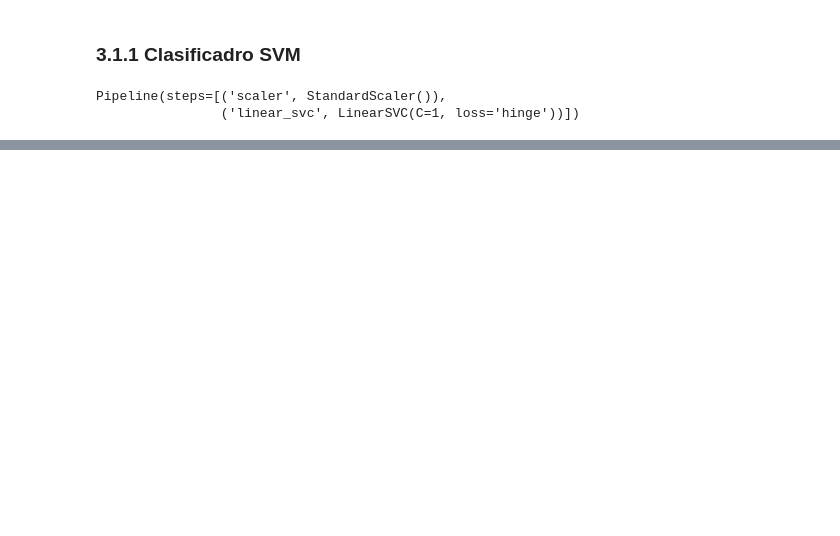
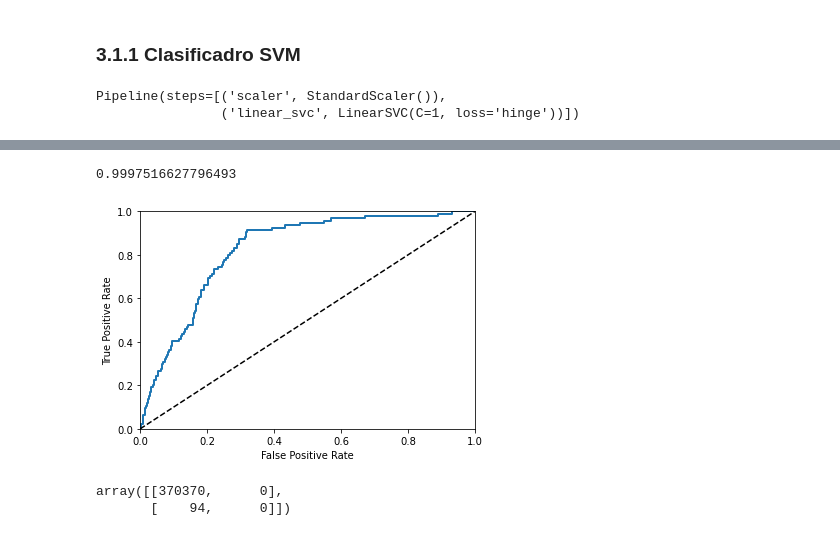
Before and after one commit to jaimebw/tfg, a Jupyter notebook: libros/aplicacion_ml.ipynb, the cells around one changed output, grey strips where cells are left out. Drawn from its saved outputs; the diff is of its cells as text; code cells hidden in the pictures; blank space fills up the shorter version.

```diff
--- a/libros/aplicacion_ml.ipynb
+++ b/libros/aplicacion_ml.ipynb
@@ -7,4 +7,4 @@ from biblio_herramienta.herramienta import *
 from biblio_herramienta.tratardatos import *
 from biblio_herramienta.ml import *
 # %%
-archivoBBDD = r"/Users/jaimebowen/OneDrive/TFGSeptiembre/libros/datos_sectores/datos_buenos/BBDD2_filtrado.csv"
+archivoBBDD = r"/Users/jaimebowen/OneDrive/TFGSeptiembre/libros_a_scripts/datos_sectores/BBDD_bilbao.csv"
@@ -22,3 +34,0 @@ bbdd.head()
-# %%
-bbdd.drop(columns = ["Unnamed: 0"],axis = 1, inplace = True)
-bbdd.head()
@@ -31,0 +35,4 @@ bbdd.head()
+# %%
+cols = [0,1,2,3,4,5,6,8,12,13,16,17,18,21,25,26,19,29,37,38]
+bbdd.drop(bbdd.columns[cols],axis=1,inplace= True)
+bbdd.info()
@@ -49,11 +89,11 @@ Como se comenta en el apartado 2 el TFG, se va a usar varios método para realiz
 from sklearn.pipeline import Pipeline
 from sklearn.preprocessing import StandardScaler
 from sklearn.linear_model import RidgeClassifier
-
+from sklearn.metrics import accuracy_score
 # Clasificador Ridge
 ridge_pipe = Pipeline([
     ('scaler',StandardScaler()),
-    ('ridge_classifier',RidgeClassifier(alpha = 1))
+    ('ridge_classifier',RidgeClassifier(alpha = 0.1))
 
 
 ])
@@ -87,0 +130,8 @@ SyntaxError: invalid syntax (<ipython-input-27-ca9043000fe2>, line 1)
+# %%
+accuracy_score(svm_pipe.predict(X_test),y_test)
+# %% [output]
+0.9997516627796493
+# %%
+curvaROC(ridge_pipe,X_train,y_train)
+# %% [output]
+[figure, added]
@@ -87,0 +141,6 @@ SyntaxError: invalid syntax (<ipython-input-27-ca9043000fe2>, line 1)
+# %%
+from sklearn.metrics import confusion_matrix
+confusion_matrix(y_train, y_train_pred)
+# %% [output]
+array([[370370,      0],
+       [    94,      0]])
```
Also changed, not shown: parts of 17 cells of this notebook.
